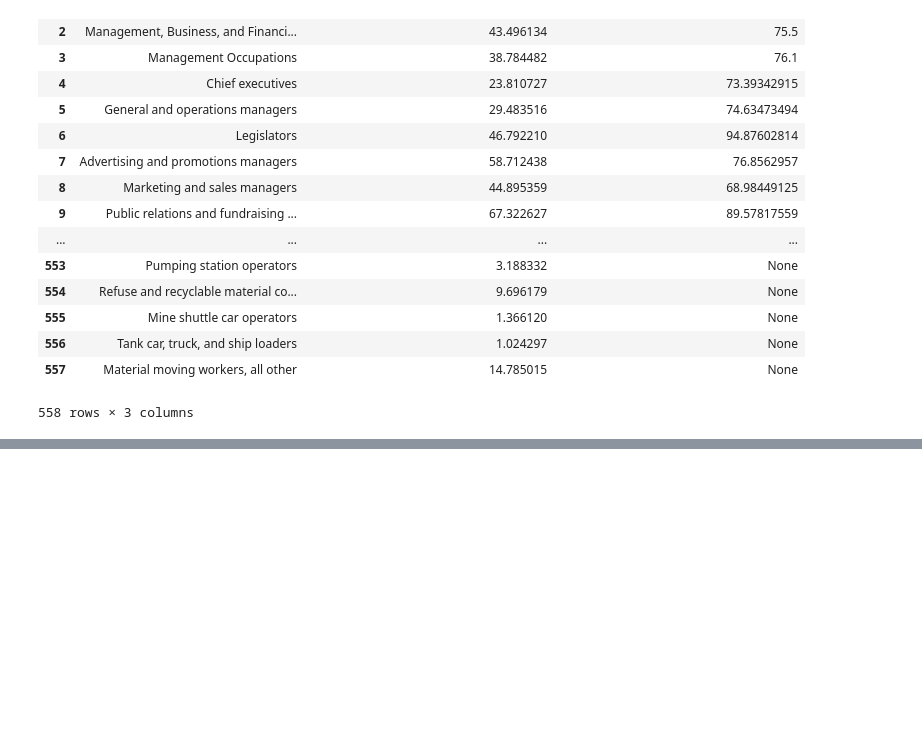
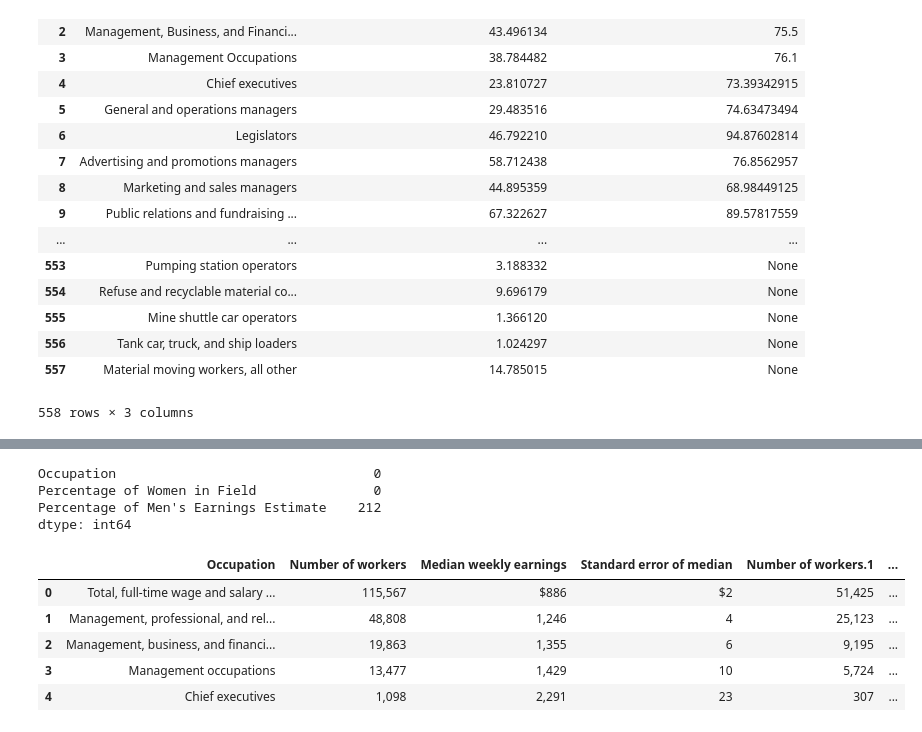
Before and after one commit to kanam12/ieor142finalproject, a Jupyter notebook: EDA.ipynb, the cells around one changed output, grey strips where cells are left out. Drawn from its saved outputs; the diff is of its cells as text; code cells hidden in the pictures; blank space fills up the shorter version.

Commit message:
compare engima to womens excel choose enigma

```diff
--- a/EDA.ipynb
+++ b/EDA.ipynb
@@ -75,0 +99,17 @@ See the caveats in the documentation: http://pandas.pydata.org/pandas-docs/stabl
+# %%
+selected_test.isnull().sum()
+# %% [output]
+Occupation                                 0
+Percentage of Women in Field               0
+Percentage of Men's Earnings Estimate    212
+dtype: int64
+# %%
+bls = pd.read_csv("womenstable2formatted.csv")
+bls.head()
+# %% [output]
+|  | Occupation | Number of workers | Median weekly earnings | Standard error of median | Number of workers.1 | ... |
+| 0 | Total, full-time wage and salary ... | 115,567 | $886 | $2 | 51,425 | ... |
+| 1 | Management, professional, and rel... | 48,808 | 1,246 | 4 | 25,123 | ... |
+| 2 | Management, business, and financi... | 19,863 | 1,355 | 6 | 9,195 | ... |
+| 3 | Management occupations | 13,477 | 1,429 | 10 | 5,724 | ... |
+| 4 | Chief executives | 1,098 | 2,291 | 23 | 307 | ... |
```
Also changed, not shown: parts of 5 cells of this notebook, 1 other file.
